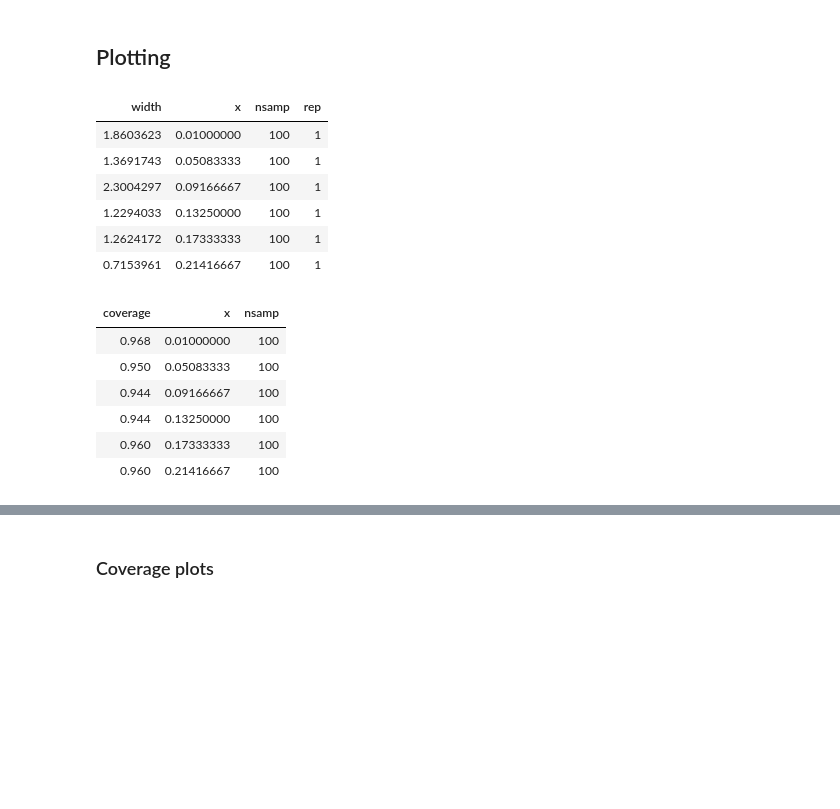
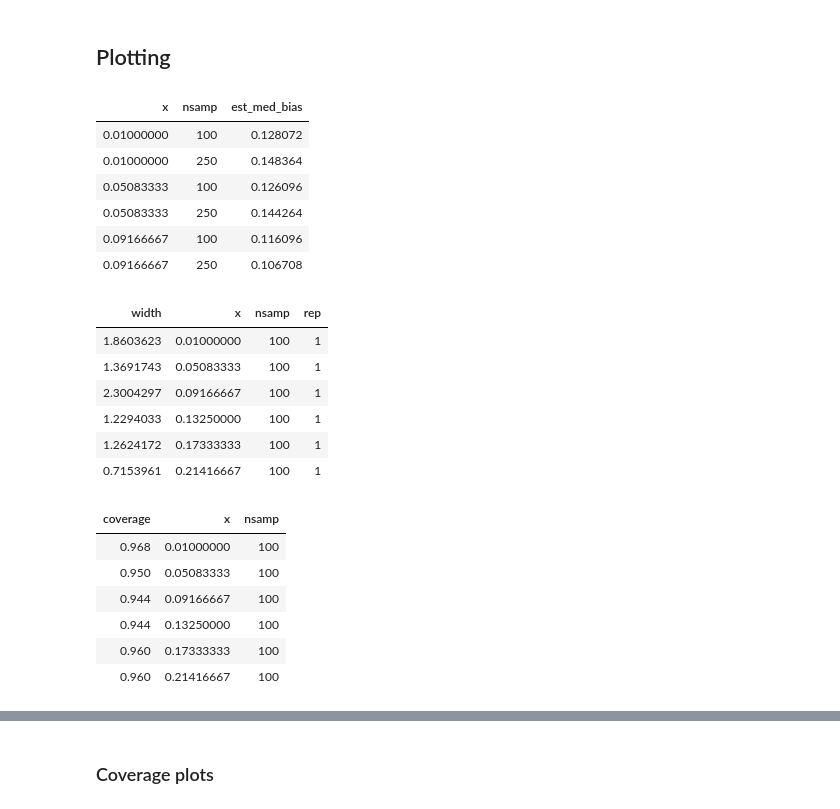
Before and after one commit to Arun-Kuchibhotla/HulC, a Jupyter notebook: R/HulC for Shape Constrained Regression.ipynb, the cells around one changed output, grey strips where cells are left out. Cells and saved outputs as stored; diff of their text form; code cells hidden in the pictures; blank space fills up the shorter version.

```diff
--- a/R/HulC for Shape Constrained Regression.ipynb
+++ b/R/HulC for Shape Constrained Regression.ipynb
@@ -278,10 +283,17 @@ estimate <- function(dat){
 ## constructed are non-simultaneous. This means that the coverage at each
 ## point is supposed to be 0.05 individually. The joint coverage is not
 ## controlled.
-tmp <- adaptive_HulC(cbind(x_seq, y_seq), estimate, alpha = alpha*length(x_grid), dim = length(x_grid))$CI
+tmp_aHulC <- adaptive_HulC(cbind(x_seq, y_seq), estimate, alpha = alpha*length(x_grid), dim = length(x_grid))
+tmp <- tmp_aHulC$CI
+median_bias <- tmp_aHulC$median.bias
 
+options(repr.plot.width=15, repr.plot.height=8)
+par(mfrow = c(1, 2))
 plot(seq(0, 1, len = 1000), f0(seq(0, 1, len = 1000)), type = 'l', col = "gray",
      ylim = c(min(tmp[,1],1), max(tmp[,2], exp(2))), xlab = "x", ylab = "f0(x)", lwd = 2)
 points(x_grid, tmp[,1], col = "red", pch = "*")
 points(x_grid, tmp[,2], col = "blue", pch = "*")
+title("Pointwise Confidence Intervals")
+plot(x_grid, median_bias, col = "blue", lwd = 2, ylim = c(0, 1/2), pch = "*")
+title("Estimated Median Bias")
 # %% [output]
@@ -301,6 +313,7 @@ final_grid <- expand.grid(x_grid, nsamp_seq, 1:nrep)
 colnames(final_grid) <- c("x", "nsamp", "rep")
 adaptive_hulc_final_grid <- data.frame(ci_lwr = rep(0, nrow(final_grid)),
                              ci_upr = rep(0, nrow(final_grid)),
+                             med_bias = rep(0, nrow(final_grid)),
                              x = final_grid[,1],
                              nsamp = final_grid[,2],
                              rep = final_grid[,3])
@@ -329,11 +342,13 @@ for(idx in 1:nrow(final_grid)){
     }
     ## using the default subsample size of n^{2/3} and 1000 subsamples.
     tryCatch(
-        adaptive_hulc_final_grid[idx, 1:2] <- adaptive_HulC(cbind(x_seq, y_seq), estimate, alpha = alpha, nsub = 500)$CI,
+        tmp <- adaptive_HulC(cbind(x_seq, y_seq), estimate, alpha = alpha, nsub = 500),
         error = function(e){
-          adaptive_hulc_final_grid[idx, 1:2] <- c(NA, NA)
+          tmp <- list(CI = c(NA, NA), median.bias = NA)
         }
     )
+    adaptive_hulc_final_grid[idx, 1:2] <- tmp$CI
+    adaptive_hulc_final_grid[idx, 3] <- tmp$median.bias
 }
 # %% [output]
 [1] "Delta = 0.488000000000001, No. of splits = 248, Sample size = 100"
@@ -377,33 +392,43 @@ summary(adaptive_hulc_final_grid)
 # %% [markdown]
 ## Plotting
 # %%
+library("tidyverse")
+median_bias_mat <- adaptive_hulc_final_grid %>% group_by(x, nsamp) %>% summarize(est_med_bias = mean(med_bias, na.rm = TRUE))
 width_mat <- data.frame(width = adaptive_hulc_final_grid[,2] - adaptive_hulc_final_grid[,1],
                        x = final_grid[,1],
                        nsamp = final_grid[,2],
                        rep = final_grid[,3])
 grid_new <- expand.grid(x_grid, nsamp_seq)
 colnames(grid_new) <- c("x", "nsamp")
 col.cov <- data.frame(coverage = rep(0, nrow(grid_new)), x = grid_new$x, nsamp = grid_new$nsamp)
 for(idx in 1:nrow(grid_new)){
     temp.cov <- adaptive_hulc_final_grid[adaptive_hulc_final_grid$x==grid_new[idx,"x"],]
     temp.cov1 <- temp.cov[temp.cov$nsamp==grid_new[idx,"nsamp"],]
     true_val <- f0(grid_new[idx,"x"])
     col.cov[idx,1] <- mean(sign(temp.cov1[,2] - true_val) + sign(true_val - temp.cov1[,1]) >= 1)
 }
+head(median_bias_mat)
 head(width_mat)
 head(col.cov)
 # %% [output]
-| width | x | nsamp | rep |
-| 1.8603623 | 0.01000000 | 100 | 1 |
-| 1.3691743 | 0.05083333 | 100 | 1 |
-| 2.3004297 | 0.09166667 | 100 | 1 |
-| 1.2294033 | 0.13250000 | 100 | 1 |
-| 1.2624172 | 0.17333333 | 100 | 1 |
-| 0.7153961 | 0.21416667 | 100 | 1 |
+| x | nsamp | est_med_bias |
+| 0.01000000 | 100 | 0.128072 |
+| 0.01000000 | 250 | 0.148364 |
+| 0.05083333 | 100 | 0.126096 |
+| 0.05083333 | 250 | 0.144264 |
+| 0.09166667 | 100 | 0.116096 |
+| 0.09166667 | 250 | 0.106708 |
-| coverage | x | nsamp |
-| 0.968 | 0.01000000 | 100 |
-| 0.950 | 0.05083333 | 100 |
-| 0.944 | 0.09166667 | 100 |
-| 0.944 | 0.13250000 | 100 |
-| 0.960 | 0.17333333 | 100 |
-| 0.960 | 0.21416667 | 100 |
+| width | x | nsamp | rep |
+| 1.8603623 | 0.01000000 | 100 | 1 |
+| 1.3691743 | 0.05083333 | 100 | 1 |
+| 2.3004297 | 0.09166667 | 100 | 1 |
+| 1.2294033 | 0.13250000 | 100 | 1 |
+| 1.2624172 | 0.17333333 | 100 | 1 |
+| 0.7153961 | 0.21416667 | 100 | 1 |
+| coverage | x | nsamp |
+| 0.968 | 0.01000000 | 100 |
+| 0.950 | 0.05083333 | 100 |
+| 0.944 | 0.09166667 | 100 |
+| 0.944 | 0.13250000 | 100 |
+| 0.960 | 0.17333333 | 100 |
+| 0.960 | 0.21416667 | 100 |
```
Also changed, not shown: parts of 8 cells of this notebook.
